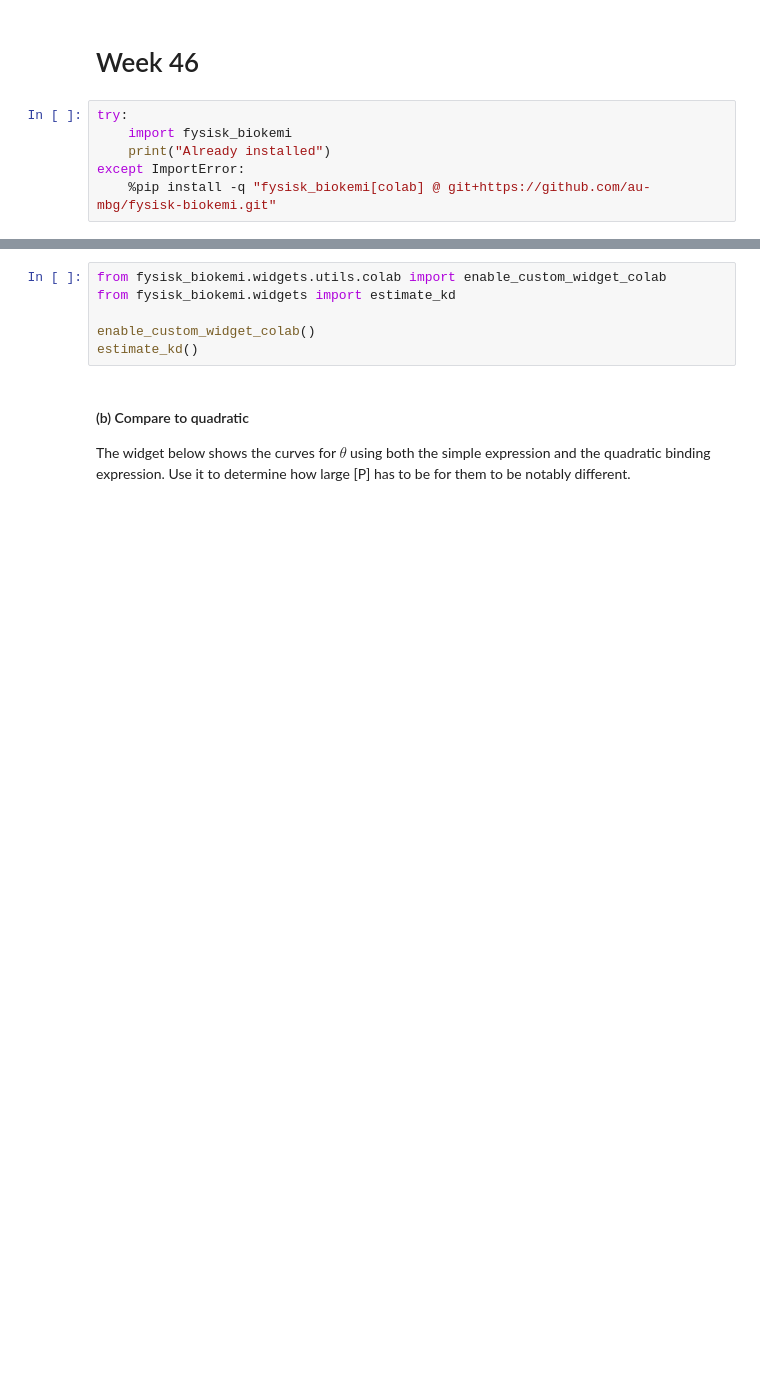
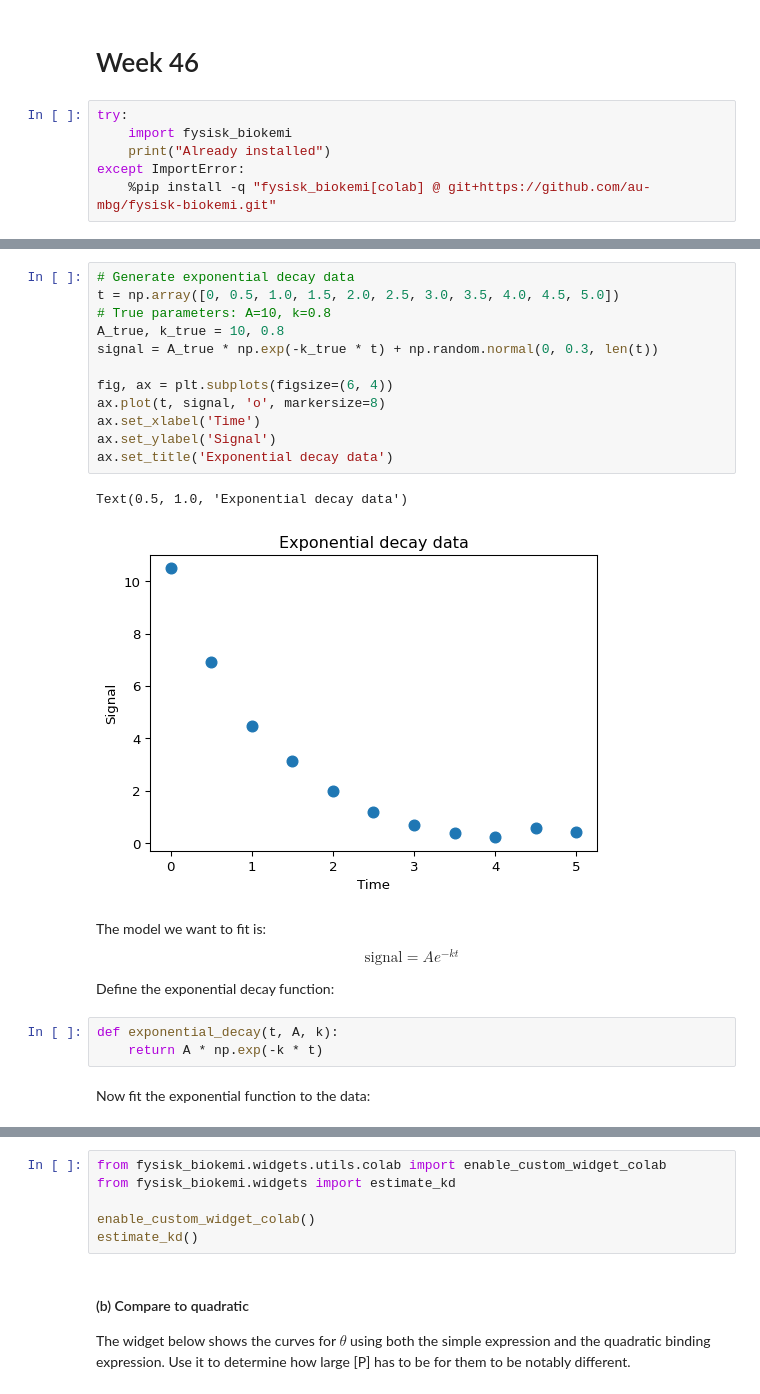
Before and after one commit to au-mbg/fysisk-biokemi, a Jupyter notebook: built_notebooks/master/week_46.ipynb, the cells around one changed output, grey strips where cells are left out. Saved outputs shown, nothing was run; the diff lists cells and outputs as text; blank space fills up the shorter version.

```diff
--- a/built_notebooks/master/week_46.ipynb
+++ b/built_notebooks/master/week_46.ipynb
@@ -16,0 +151,24 @@ Train your estimation skills using the widget below.
+# %%
+# Generate exponential decay data
+t = np.array([0, 0.5, 1.0, 1.5, 2.0, 2.5, 3.0, 3.5, 4.0, 4.5, 5.0])
+# True parameters: A=10, k=0.8
+A_true, k_true = 10, 0.8
+signal = A_true * np.exp(-k_true * t) + np.random.normal(0, 0.3, len(t))
+
+fig, ax = plt.subplots(figsize=(6, 4))
+ax.plot(t, signal, 'o', markersize=8)
+ax.set_xlabel('Time')
+ax.set_ylabel('Signal')
+ax.set_title('Exponential decay data')
+# %% [output]
+Text(0.5, 1.0, 'Exponential decay data')
+[figure, added]
+# %% [markdown]
+The model we want to fit is: $$\text{signal} = A e^{-kt}$$
+
+Define the exponential decay function:
+# %%
+def exponential_decay(t, A, k):
+    return A * np.exp(-k * t)
+# %% [markdown]
+Now fit the exponential function to the data:
```
Also changed, not shown: parts of 27 cells of this notebook, 21 other files.
